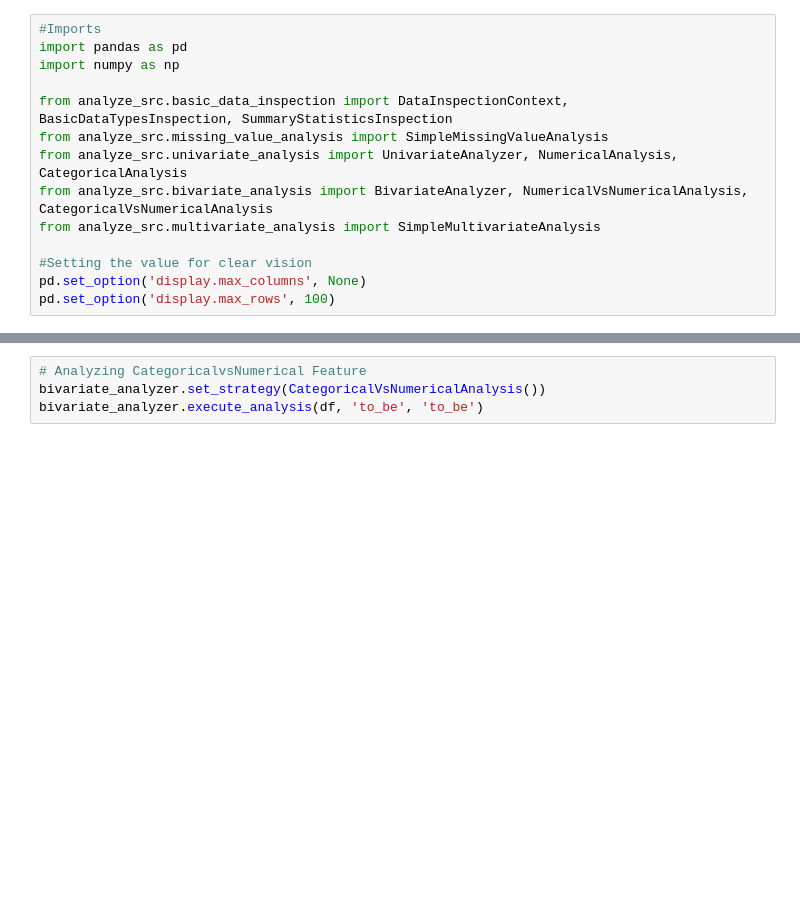
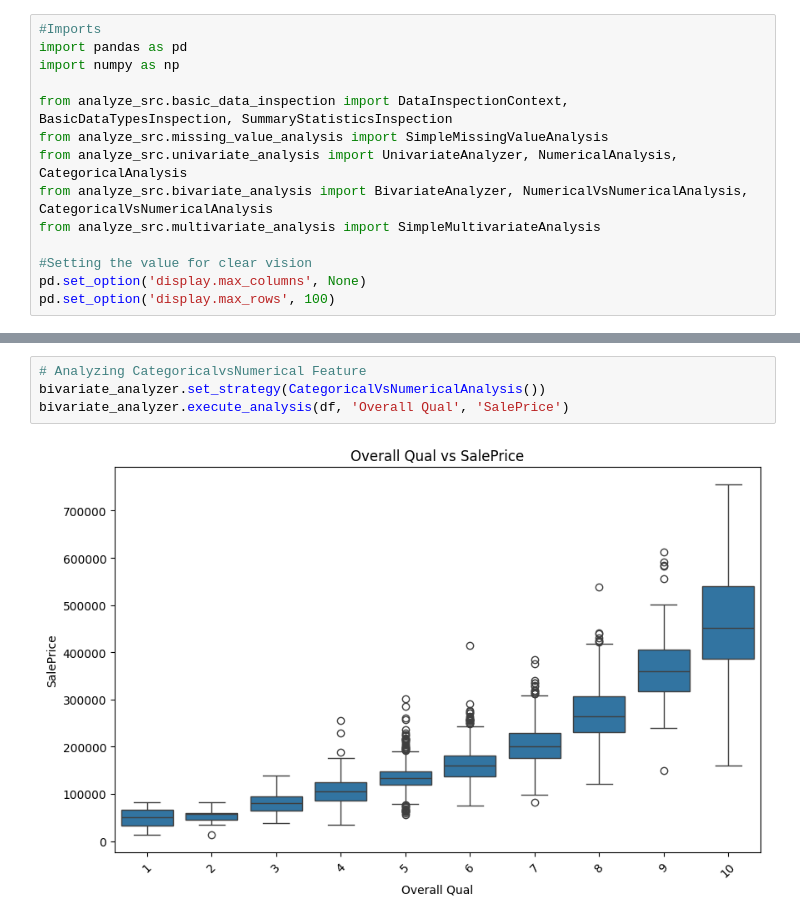
Before and after one commit to titan-spyer/ML_Price_Prediction, a Jupyter notebook: price_predictor_system/analysis/EDA.ipynb, the cells around one changed output, grey strips where cells are left out. Saved outputs shown, nothing was run; the diff lists cells and outputs as text; blank space fills up the shorter version.

```diff
--- a/price_predictor_system/analysis/EDA.ipynb
+++ b/price_predictor_system/analysis/EDA.ipynb
@@ -45,7 +118,9 @@ bivariate_analyzer.execute_analysis(df, 'to_be', 'to_be')
 # %%
 # Analyzing CategoricalvsNumerical Feature
 bivariate_analyzer.set_strategy(CategoricalVsNumericalAnalysis())
-bivariate_analyzer.execute_analysis(df, 'to_be', 'to_be')
+bivariate_analyzer.execute_analysis(df, 'Overall Qual', 'SalePrice')
+# %% [output]
+[figure, added]
 # %%
 #Multivariate Analysis
 
```
Also changed, not shown: parts of 10 cells of this notebook.
